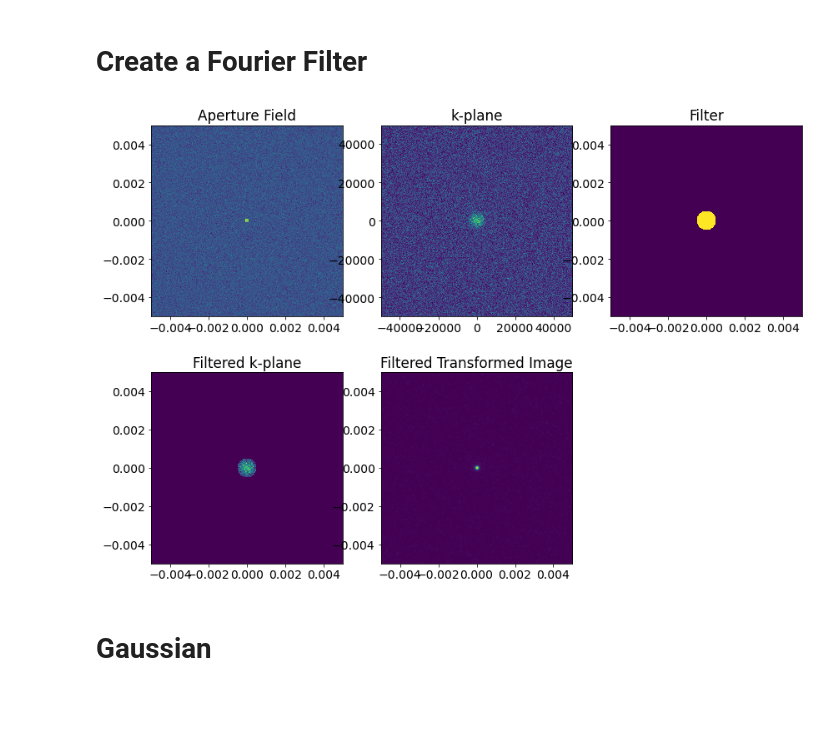
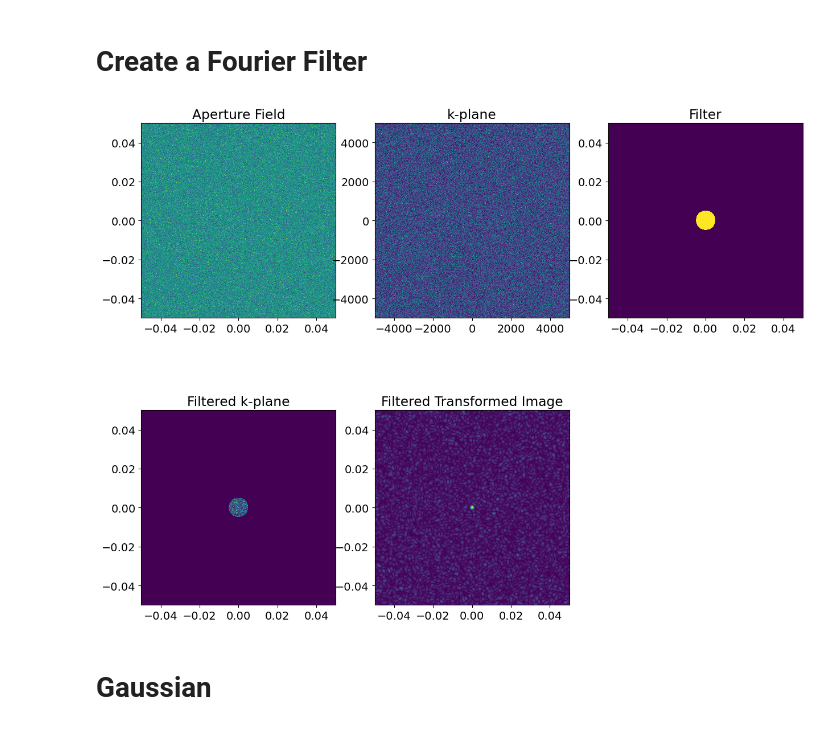
Before and after one commit to JohnRuhl/Tutorials, a Jupyter notebook: FourierFiltering.ipynb, the cells around one changed output. Drawn from its saved outputs; the diff is of its cells as text; code cells hidden in the pictures; blank space fills up the shorter version.

```diff
--- a/FourierFiltering.ipynb
+++ b/FourierFiltering.ipynb
@@ -6,7 +6,7 @@ import numpy as np
 import scipy.interpolate as interp
 %matplotlib inline
 plt.rcParams.update({'font.size': 14})
-plt.rcParams['figure.figsize'] = [14, 10]
+plt.rcParams['figure.figsize'] = [20, 10]
 # %% [markdown]
 # Functions to make it easy to draw patterns on the aperture.
 # %%
@@ -94,16 +83,10 @@ def slitgrid():
 # %% [markdown]
 # Set up the size and resolution fo the aperture, the wavelength, etc.
 # %%
-# Now set up the aperture
-N = 1000   # resolution elements across the aperture
-x0 = N/2. # center of opening
-y0 = x0
-screen = np.zeros((N,N))
-
 # Set up details of system
-D_ap = 0.01  # meters, size of the aperture screen
+D_ap = 0.1  # meters, size of the aperture screen
 xmax = D_ap/2.
-lam = 0.002   # meters, wavelength of light
+lam = 0.003   # meters, wavelength of light
 k = 2*np.pi/lam  # k-vector of incident light
 dk = 1/D_ap    # transverse k_vector bin width
 
@@ -155,42 +157,54 @@ kvec = dk*np.fft.fftfreq(n_elements)*n_elements # renormalize fftfreq grid
 # Generate 2D array of kx and ky values for each point in the k_plane
 kx_array = np.fft.fftshift(np.tile(kvec,(kvec.size,1)))
 ky_array = kx_array.transpose()
+
+x0 = N/2
+y0 = N/2
+
+# Create filter in fourier space
 filter_t = 0*kx_array
 filter_t = incircleA(filter_t,(x0,y0),N/20)
 
+# Filter the k-space E
+E_beam_f = E_beam*filter_t
 
-E_beam_f = E_beam*filter_t
+# ifft to get the filtered image
 transform_image = np.fft.ifft2(np.fft.fftshift(E_beam_f))
 # %%
 # plotting
-
+plt.rcParams['figure.figsize'] = [15, 12]
 plt.figure(1)
 plt.clf()
 #
+# Show original image
 plt.subplot(231)
 plt.imshow(screen,origin='lower',interpolation='none', extent = [-xmax,xmax,-xmax,xmax])
 plt.title('Aperture Field')
 #
+# Fourier transform of image
 kmax = np.max(kvec)
 plt.subplot(232)
 plt.imshow(np.abs(E_beam),origin='lower',interpolation='none',extent=[-kmax,kmax,-kmax,kmax])
 plt.title('k-plane')
 #
+# Filter we're going to apply
 plt.subplot(233)
 plt.imshow(filter_t,origin='lower',interpolation='none', extent = [-xmax,xmax,-xmax,xmax])
 plt.title('Filter')
 #
+# Filtered Fourier transform of image
 plt.subplot(234)
 plt.imshow(np.abs(E_beam_f),origin='lower',interpolation='none', extent = [-xmax,xmax,-xmax,xmax])
 plt.title('Filtered k-plane')
 #
+# ifft to get filtered image
 plt.subplot(235)
 plt.imshow(np.abs(transform_image),origin='lower',interpolation='none', extent = [-xmax,xmax,-xmax,xmax])
 plt.title('Filtered Transformed Image')
 
 plt.show()
 # %% [output]
-[figure, old version]
+[figure, new version]
 # %% [markdown]
 # Gaussian
 # %%
```
Also changed, not shown: parts of 10 cells of this notebook, 5 other files.
